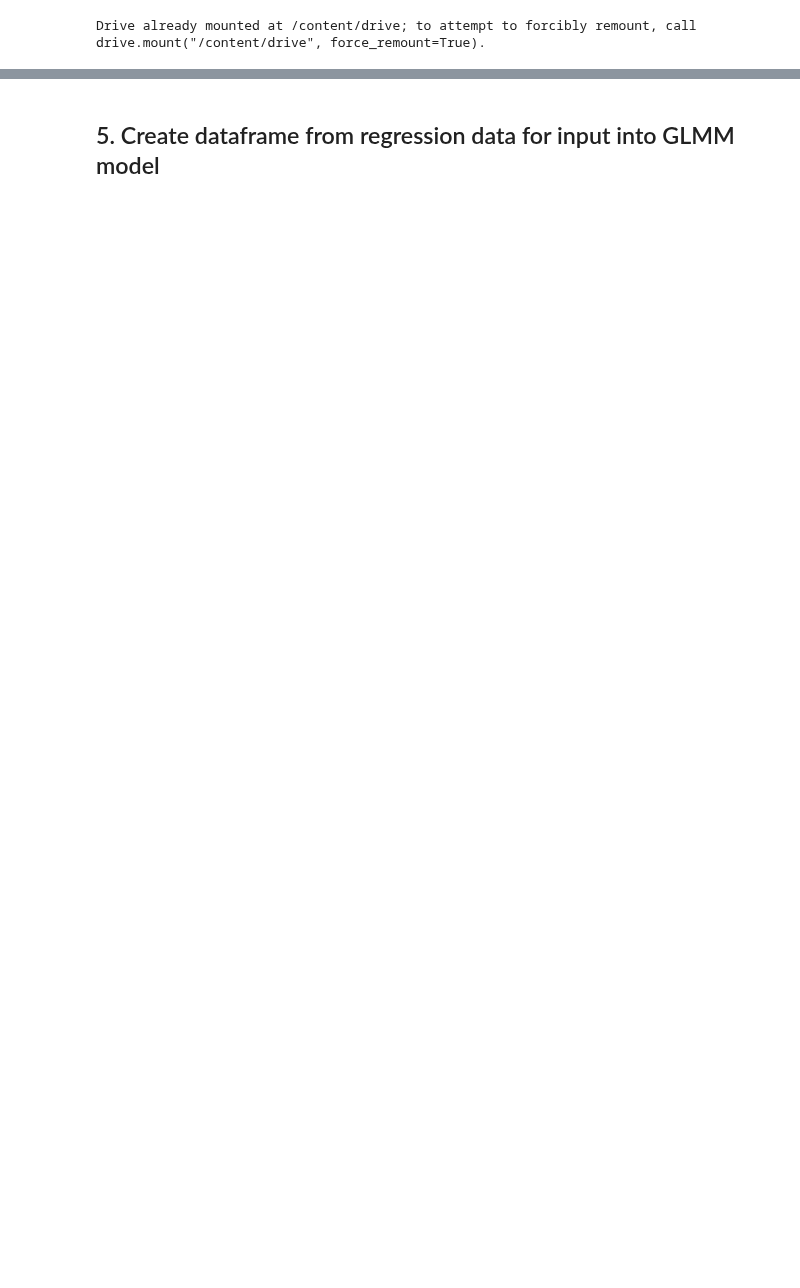
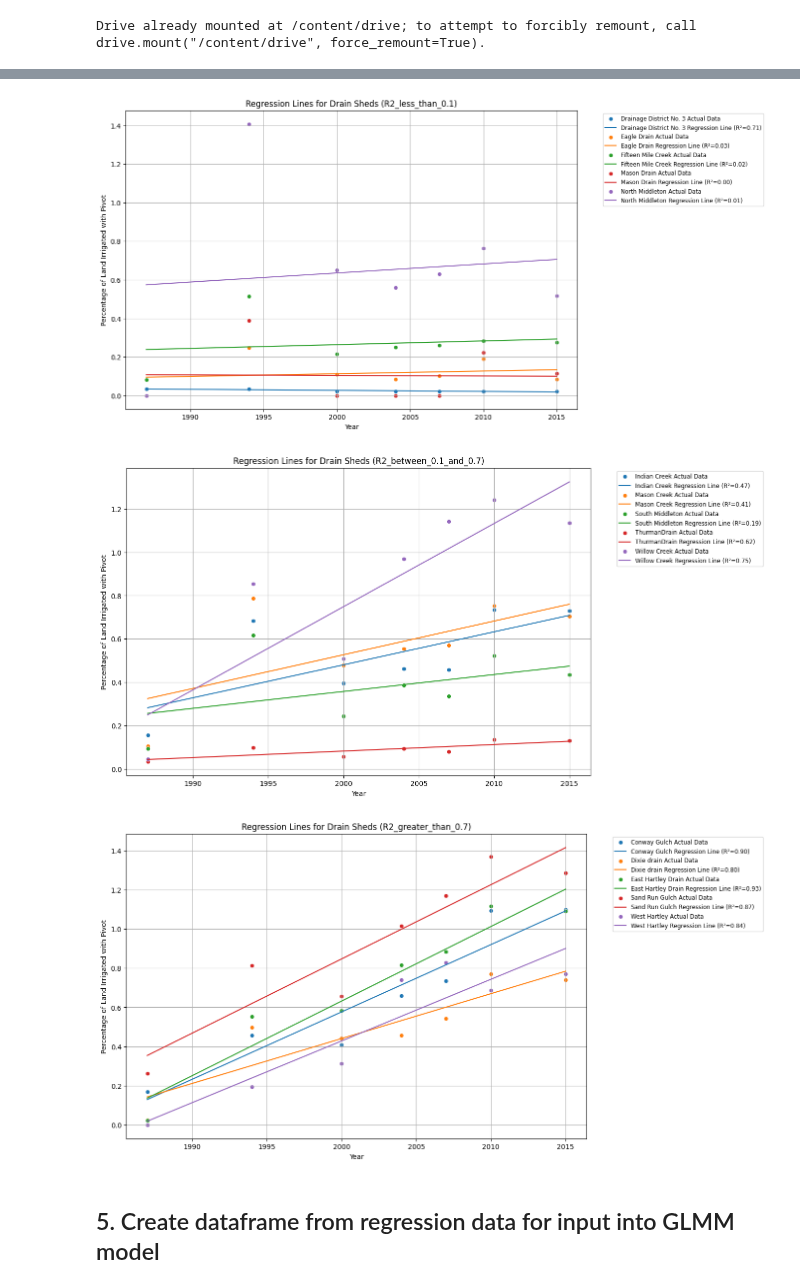
Before and after one commit to carlibeisel/Drains_Lower_Boise_River, a Jupyter notebook: *irrigation_change.ipynb, the cells around one changed output, grey strips where cells are left out. Saved outputs shown, nothing was run; the diff lists cells and outputs as text; code cells hidden in the pictures; blank space fills up the shorter version.

```diff
--- a/*irrigation_change.ipynb
+++ b/*irrigation_change.ipynb
@@ -466,0 +520,60 @@ for name, group in grouped:
+# %%
+# ---------------------------------------- #
+#    3 Separate Linear Regression Plots
+# ---------------------------------------- #
+
+# based on r^2
+
+
+df = pd.read_csv('/content/drive/MyDrive/Data/Model Modifications/irrigation_change/drainshed_irrigation_change.csv')
+grouped = df.groupby('Name')
+
+low_r2 = []
+mid_r2 = []
+high_r2 = []
+
+for name, group in grouped:
+    model = LinearRegression()
+    X = group[['Year']]
+    y = group['Pivot Percent']
+    model.fit(X, y)
+    group['Predicted_Acres'] = model.predict(X)
+
+    # Calculate the R² value
+    r_squared = model.score(X, y)
+
+    # Categorize the groups based on R² value, force Drainage Distric No 3 into low_r2
+    if name == "Drainage District No. 3" or r_squared < 0.1:
+        low_r2.append((name, group, r_squared))
+    elif 0.1 <= r_squared <= 0.76:
+        mid_r2.append((name, group, r_squared))
+    else:
+        high_r2.append((name, group, r_squared))
+
+# Function to plot and save the figures for each R² category
+def plot_regressions(data, category, output_dir):
+    plt.figure(figsize=(12, 8))
+    for name, group, r_squared in data:
+        sns.scatterplot(data=group, x='Year', y='Pivot Percent', label=f'{name} Actual Data', marker='o')
+        plt.plot(group['Year'], group['Predicted_Acres'], label=f'{name} Regression Line (R²={r_squared:.2f})')
+
+    plt.title(f'Regression Lines for Drain Sheds ({category})')
+    plt.xlabel('Year')
+    plt.ylabel('Percentage of Land Irrigated with Pivot')
+    plt.grid(True)
+    plt.legend(bbox_to_anchor=(1.05, 1), loc='upper left', fontsize='small')
+
+    plot_filename = f'drainshed_regressions_{category}.tiff'
+    plt.savefig(os.path.join(output_dir, plot_filename), format='tiff', dpi=300, bbox_inches='tight')
+    plt.show()
+    plt.close()
+
+output_dir = '/content/drive/MyDrive/Data/Model Modifications/irrigation_change/Figures/drainshed_regressions/linear_grouped/'
+
+plot_regressions(low_r2, 'R2_less_than_0.1', output_dir)
+plot_regressions(mid_r2, 'R2_between_0.1_and_0.7', output_dir)
+plot_regressions(high_r2, 'R2_greater_than_0.7', output_dir)
+# %% [output]
+[figure, added]
+[figure, added]
+[figure, added]
```
Also changed, not shown: parts of 17 cells of this notebook.
